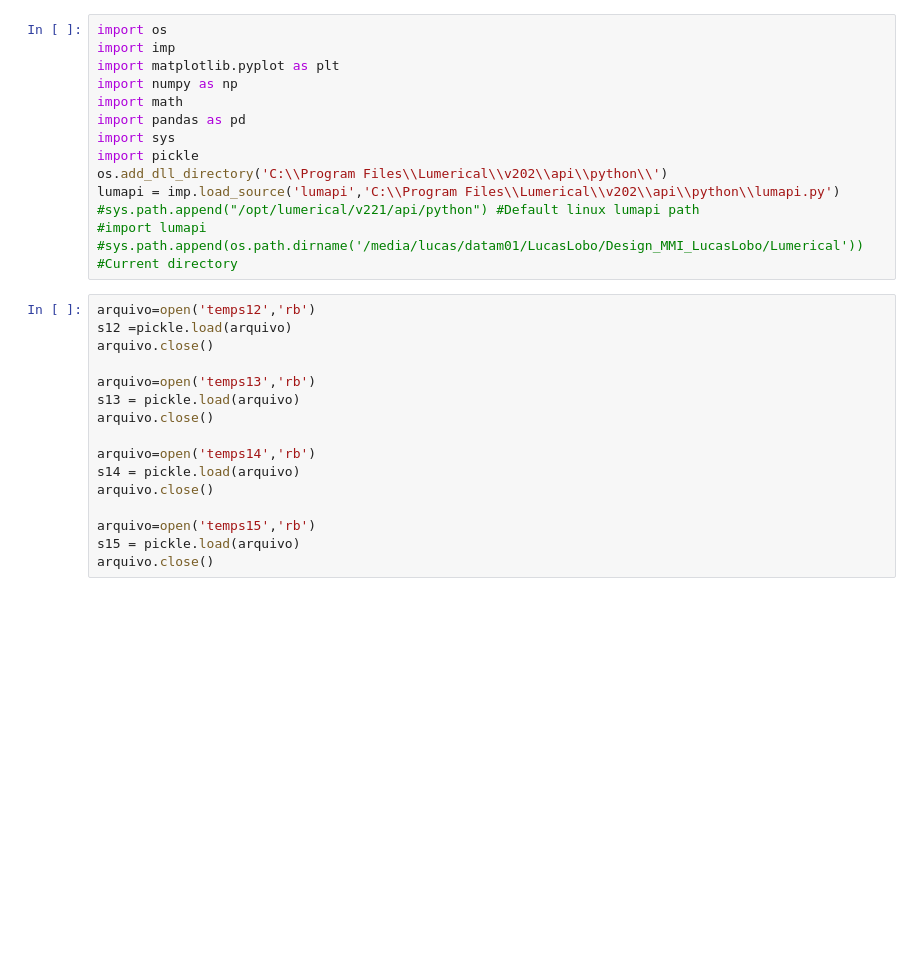
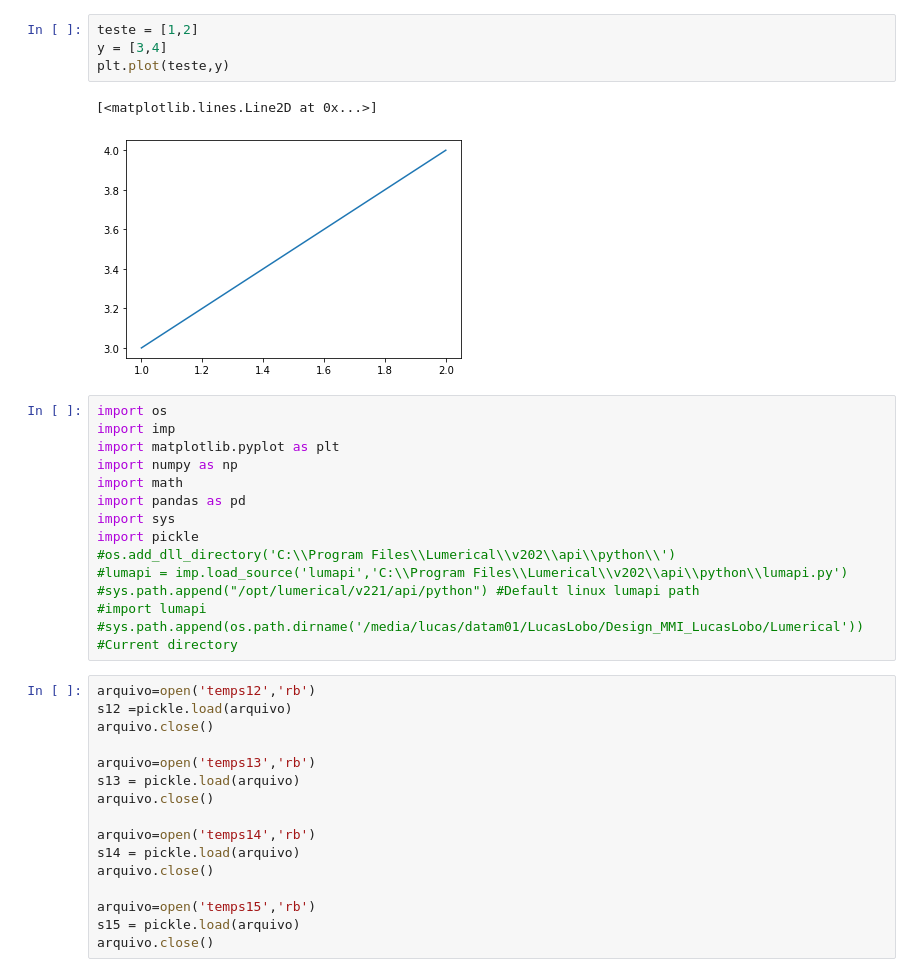
Before and after one commit to LucasLobo7/Design_MMI_LucasLobo, a Jupyter notebook: Lumerical/Untitled-1.ipynb, the cells around one changed output. Saved outputs shown, nothing was run; the diff lists cells and outputs as text; blank space fills up the shorter version.

```diff
--- a/Lumerical/Untitled-1.ipynb
+++ b/Lumerical/Untitled-1.ipynb
@@ -1,3 +1,10 @@
+# %%
+teste = [1,2]
+y = [3,4]
+plt.plot(teste,y)
+# %% [output]
+[<matplotlib.lines.Line2D at 0x...>]
+[figure, added]
 # %%
 import os
 import imp
@@ -7,8 +14,8 @@ import math
 import pandas as pd
 import sys
 import pickle
-os.add_dll_directory('C:\\Program Files\\Lumerical\\v202\\api\\python\\')
-lumapi = imp.load_source('lumapi','C:\\Program Files\\Lumerical\\v202\\api\\python\\lumapi.py')
+#os.add_dll_directory('C:\\Program Files\\Lumerical\\v202\\api\\python\\')
+#lumapi = imp.load_source('lumapi','C:\\Program Files\\Lumerical\\v202\\api\\python\\lumapi.py')
 #sys.path.append("/opt/lumerical/v221/api/python") #Default linux lumapi path
 #import lumapi
 #sys.path.append(os.path.dirname('/media/lucas/datam01/LucasLobo/Design_MMI_LucasLobo/Lumerical')) #Current directory
```
Also changed, not shown: 4 other files.
